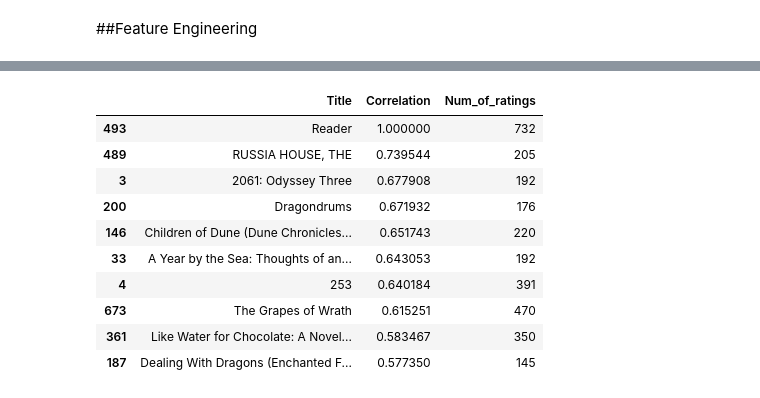
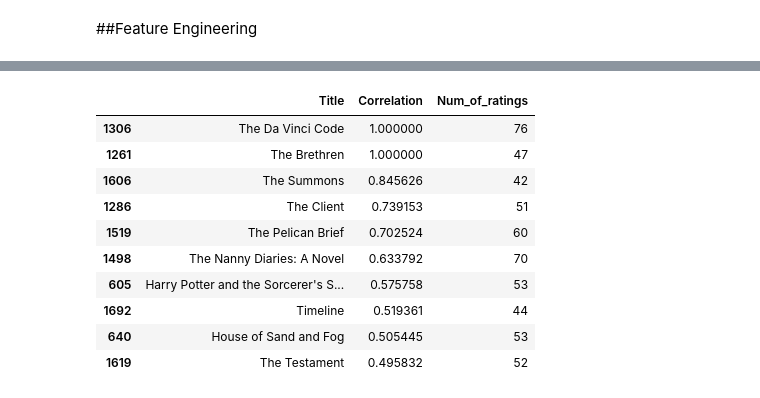
Before and after one commit to kapeeshvarma/Book-Recommendation-System, a Jupyter notebook: Book_Recommendation_System_Capstone_Project.ipynb, the cells around one changed output, grey strips where cells are left out. Drawn from its saved outputs; the diff is of its cells as text; code cells hidden in the pictures.

```diff
--- a/Book_Recommendation_System_Capstone_Project.ipynb
+++ b/Book_Recommendation_System_Capstone_Project.ipynb
@@ -26,7 +26,8 @@ ratings = pd.read_csv('/content/drive/MyDrive/Colab Notebooks/Book Recommendatio
 ##Exploratory Data Analysis and Visualizations
 # %%
 # Print the head of the Books DataFrame
-books.head()
+data = data.iloc[:100000,:]
+data.head()
 # %% [output]
 |  | ISBN | Book-Title | Book-Author | Year-Of-Publication | Publisher | Image-URL-S | Image-URL-M | ... |
 | 0 | 0195153448 | Classical Mythology | Mark P. O. Morford | 2002 | Oxford University Press | http://images.amazon.com/images/P... | http://images.amazon.com/images/P... | ... |
@@ -80,5 +82,6 @@ memory usage: 6.4+ MB
 # %%
 # Print the head of the Ratings DataFrame
+ratings = ratings.iloc[:100000,:]
 ratings.head()
 # %% [output]
 |  | User-ID | ISBN | Book-Rating |
@@ -104,6 +107,6 @@ memory usage: 26.3+ MB
 # %%
 # Merge Books and Ratings dataframes
-data = pd.merge(books,ratings,on='ISBN')
+data = pd.merge(data,ratings,on='ISBN')
 # %%
 # Reindex and rename the columns of the DataFrame
 data = data.reindex(columns=["ISBN", "User-ID", "Book-Title", "Book-Author", "Year-Of-Publication", "Publisher", "Book-Rating", "Image-URL-S", "Image-URL-M", "Image-URL-L"])
@@ -131,8 +134,6 @@ px.histogram(rating_cnt,x='Rating',marginal='box',nbins=20,width=700,height=500)
 # %%
 # Create a new DataFrame with average rating of each title and total no. of ratings
 new_data = pd.DataFrame(data.groupby("Title").mean()["Rating"])
-new_data = new_data.reset_index()
-new_data.rename(columns={'Rating':'Avg_rating'},inplace=True)
-new_data['Num_of_ratings'] = pd.DataFrame(data.groupby('Title')['Rating'].count()).reset_index()['Rating']
+new_data['Num_of_ratings'] = pd.DataFrame(data.groupby('Title').count()['Rating'])
 new_data.head()
 # %% [output]
@@ -158,21 +160,19 @@ book_matrix.head()
 # %%
-# Recommending top books correlated with 'The Da Vinci Code'
+# Recommending top 10 books correlated with 'The Da Vinci Code'
 da_vinci = pd.DataFrame(book_matrix.corrwith(book_matrix['The Da Vinci Code']),columns=['Correlation'])
 da_vinci.dropna(inplace=True)
-da_vinci.sort_values(by='Correlation',ascending=False)
-da_vinci = da_vinci.reset_index()
-da_vinci = da_vinci.join(new_data['Num_of_ratings'])
-
-da_vinci[da_vinci.Num_of_ratings>100].sort_values(by=['Correlation','Num_of_ratings'],ascending=False).head(10)
+recom = da_vinci.join(new_data['Num_of_ratings'])
+recom = recom.reset_index()
+recom[recom.Num_of_ratings>40].sort_values(by=['Correlation','Num_of_ratings'],ascending=False).head(10)
 # %% [output]
 |  | Title | Correlation | Num_of_ratings |
-| 493 | Reader | 1.000000 | 732 |
-| 489 | RUSSIA HOUSE, THE | 0.739544 | 205 |
-| 3 | 2061: Odyssey Three | 0.677908 | 192 |
-| 200 | Dragondrums | 0.671932 | 176 |
-| 146 | Children of Dune (Dune Chronicles... | 0.651743 | 220 |
-| 33 | A Year by the Sea: Thoughts of an... | 0.643053 | 192 |
-| 4 | 253 | 0.640184 | 391 |
-| 673 | The Grapes of Wrath | 0.615251 | 470 |
-| 361 | Like Water for Chocolate: A Novel... | 0.583467 | 350 |
-| 187 | Dealing With Dragons (Enchanted F... | 0.577350 | 145 |
+| 1306 | The Da Vinci Code | 1.000000 | 76 |
+| 1261 | The Brethren | 1.000000 | 47 |
+| 1606 | The Summons | 0.845626 | 42 |
+| 1286 | The Client | 0.739153 | 51 |
+| 1519 | The Pelican Brief | 0.702524 | 60 |
+| 1498 | The Nanny Diaries: A Novel | 0.633792 | 70 |
+| 605 | Harry Potter and the Sorcerer's S... | 0.575758 | 53 |
+| 1692 | Timeline | 0.519361 | 44 |
+| 640 | House of Sand and Fog | 0.505445 | 53 |
+| 1619 | The Testament | 0.495832 | 52 |
```
Also changed, not shown: parts of 9 cells of this notebook.
